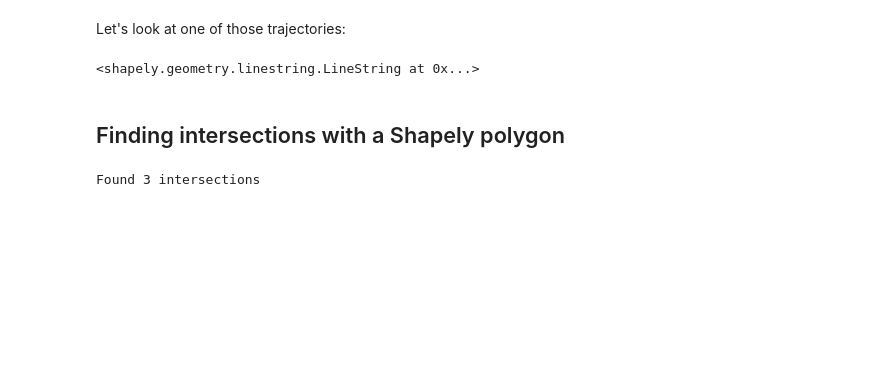
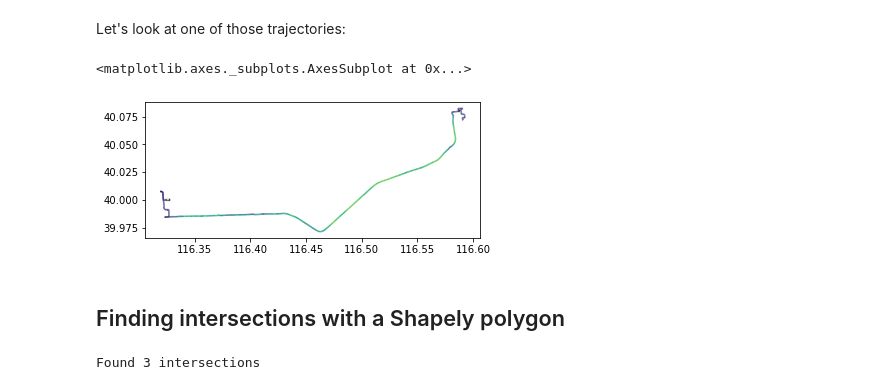
Before and after one commit to movingpandas/movingpandas, a Jupyter notebook: getting_started.ipynb, the cells around one changed output. Saved outputs shown, nothing was run; the diff lists cells and outputs as text; code cells hidden in the pictures; blank space fills up the shorter version.

```diff
--- a/getting_started.ipynb
+++ b/getting_started.ipynb
@@ -148,9 +160,10 @@ Finished creating 5 trajectories in 0:00:00.945666
 # %% [markdown]
 Let's look at one of those trajectories:
-# %%
-trajectories[3].to_linestring()
-# %% [output]
-<shapely.geometry.linestring.LineString at 0x...>
+# %%
+trajectories[1].plot(column='speed')
+# %% [output]
+<matplotlib.axes._subplots.AxesSubplot at 0x...>
+[figure, added]
 # %% [markdown]
 ## Finding intersections with a Shapely polygon
 # %%
```
Also changed, not shown: parts of 24 cells of this notebook, 2 other files.
